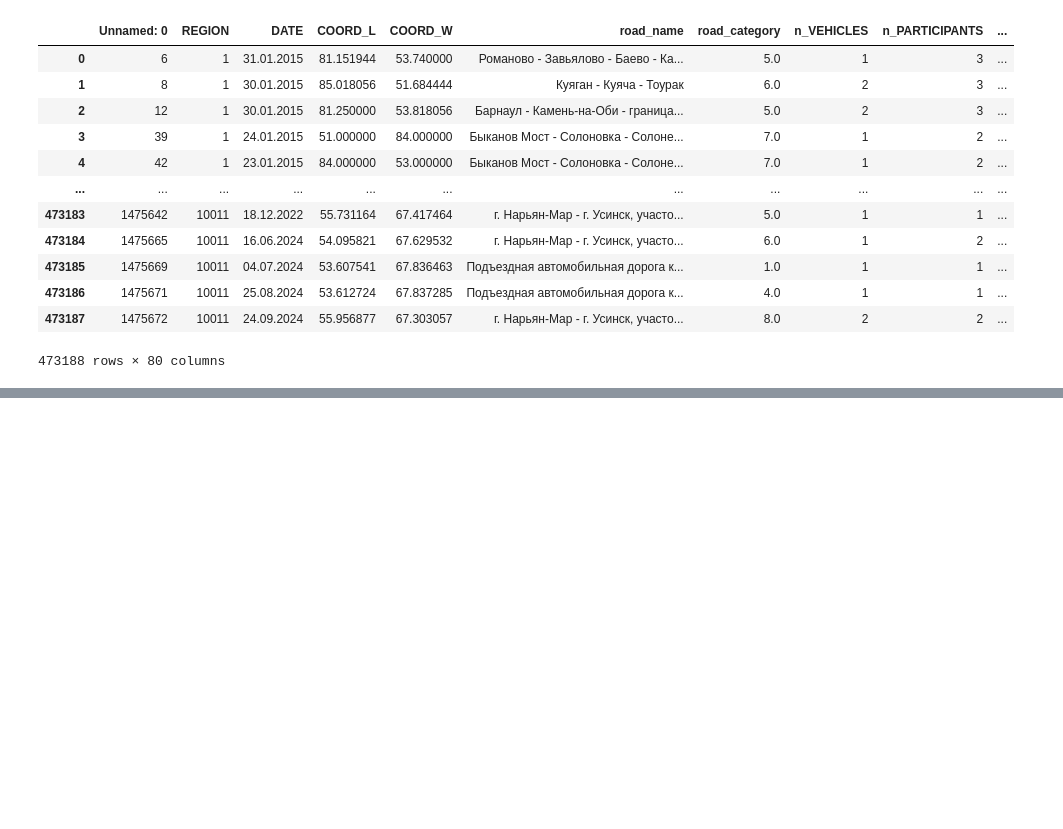
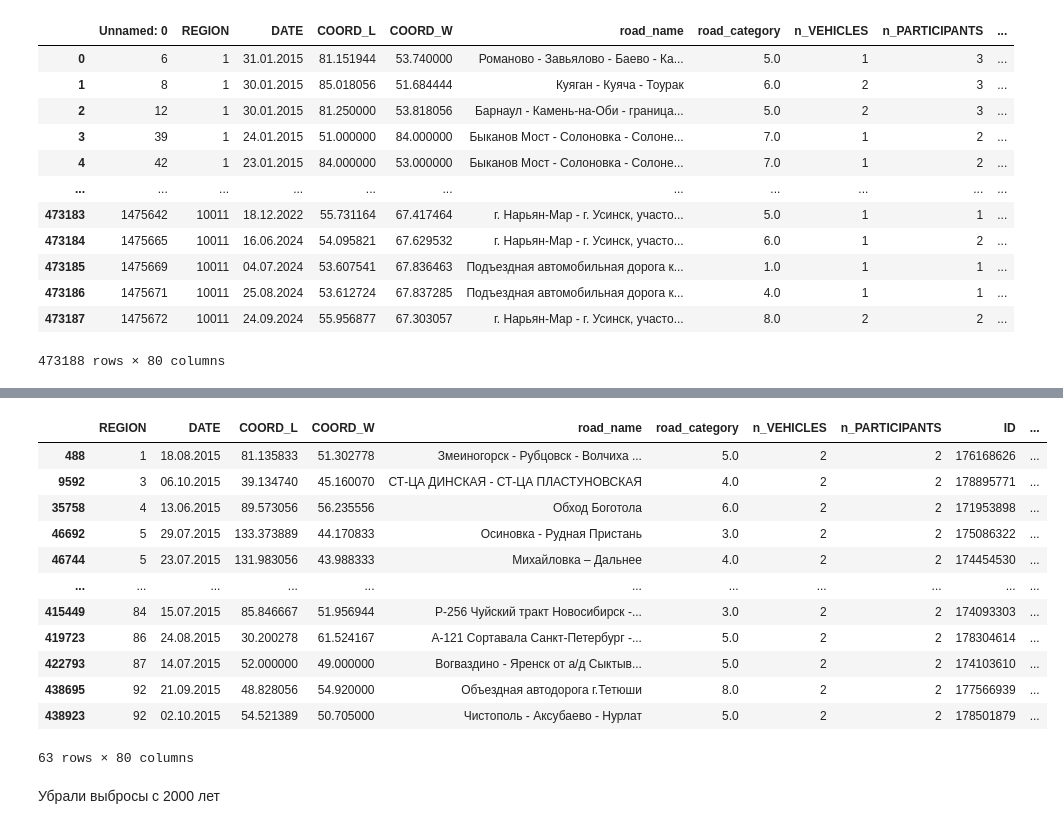
Before and after one commit to il-an/bayesdeterminism, a Jupyter notebook: Предобработка.ipynb, the cells around one changed output, grey strips where cells are left out. Saved outputs shown, nothing was run; the diff lists cells and outputs as text; code cells hidden in the pictures; blank space fills up the shorter version.

```diff
--- a/Предобработка.ipynb
+++ b/Предобработка.ipynb
@@ -82 +152,17 @@ plt.show()
+# %%
+dtp[dtp['max_car_age'] > 500]
+# %% [output]
+|  | REGION | DATE | COORD_L | COORD_W | road_name | road_category | n_VEHICLES | n_PARTICIPANTS | ID | ... |
+| 488 | 1 | 18.08.2015 | 81.135833 | 51.302778 | Змеиногорск - Рубцовск - Волчиха ... | 5.0 | 2 | 2 | 176168626 | ... |
+| 9592 | 3 | 06.10.2015 | 39.134740 | 45.160070 | СТ-ЦА ДИНСКАЯ - СТ-ЦА ПЛАСТУНОВСКАЯ | 4.0 | 2 | 2 | 178895771 | ... |
+| 35758 | 4 | 13.06.2015 | 89.573056 | 56.235556 | Обход Боготола | 6.0 | 2 | 2 | 171953898 | ... |
+| 46692 | 5 | 29.07.2015 | 133.373889 | 44.170833 | Осиновка - Рудная Пристань | 3.0 | 2 | 2 | 175086322 | ... |
+| 46744 | 5 | 23.07.2015 | 131.983056 | 43.988333 | Михайловка – Дальнее | 4.0 | 2 | 2 | 174454530 | ... |
+| ... | ... | ... | ... | ... | ... | ... | ... | ... | ... | ... |
+| 415449 | 84 | 15.07.2015 | 85.846667 | 51.956944 | Р-256 Чуйский тракт Новосибирск -... | 3.0 | 2 | 2 | 174093303 | ... |
+| 419723 | 86 | 24.08.2015 | 30.200278 | 61.524167 | А-121 Сортавала Санкт-Петербург -... | 5.0 | 2 | 2 | 178304614 | ... |
+| 422793 | 87 | 14.07.2015 | 52.000000 | 49.000000 | Вогваздино - Яренск от а/д Сыктыв... | 5.0 | 2 | 2 | 174103610 | ... |
+| 438695 | 92 | 21.09.2015 | 48.828056 | 54.920000 | Объездная автодорога г.Тетюши | 8.0 | 2 | 2 | 177566939 | ... |
+| 438923 | 92 | 02.10.2015 | 54.521389 | 50.705000 | Чистополь - Аксубаево - Нурлат | 5.0 | 2 | 2 | 178501879 | ... |
+63 rows × 80 columns
 # %%
@@ -84 +170,3 @@ dtp = dtp.drop(dtp.loc[dtp['vehicle_age_min_2'] > 500].index)
+# %% [markdown]
+Убрали выбросы с 2000 лет
 # %%
```
Also changed, not shown: parts of 49 cells of this notebook, 2 other files.
